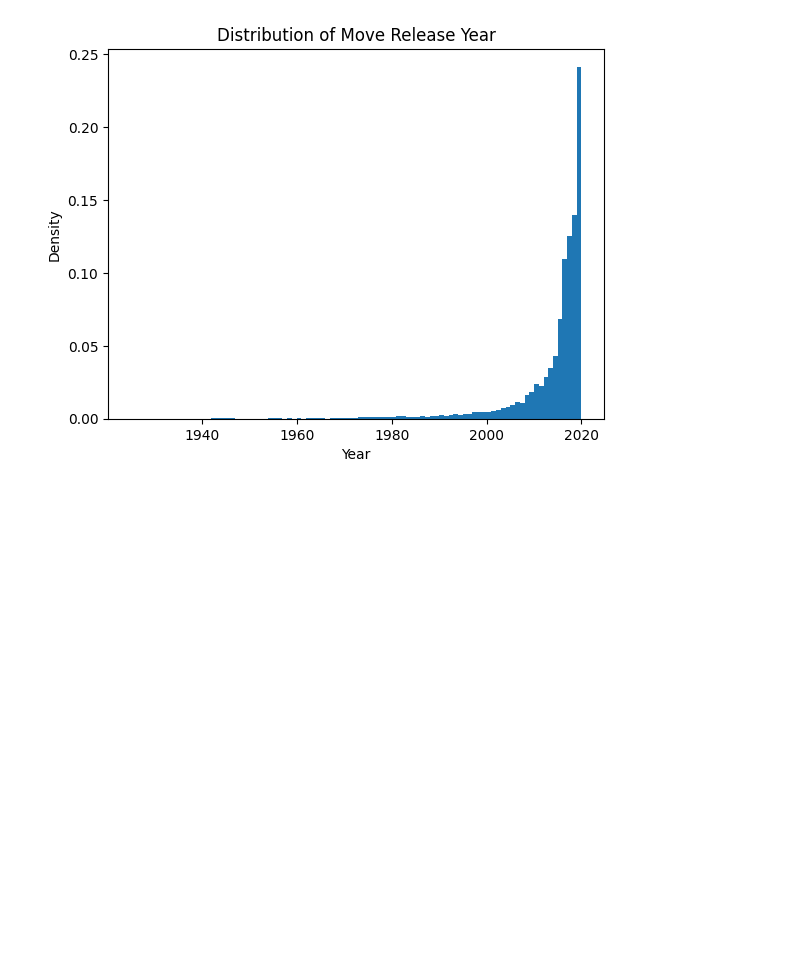
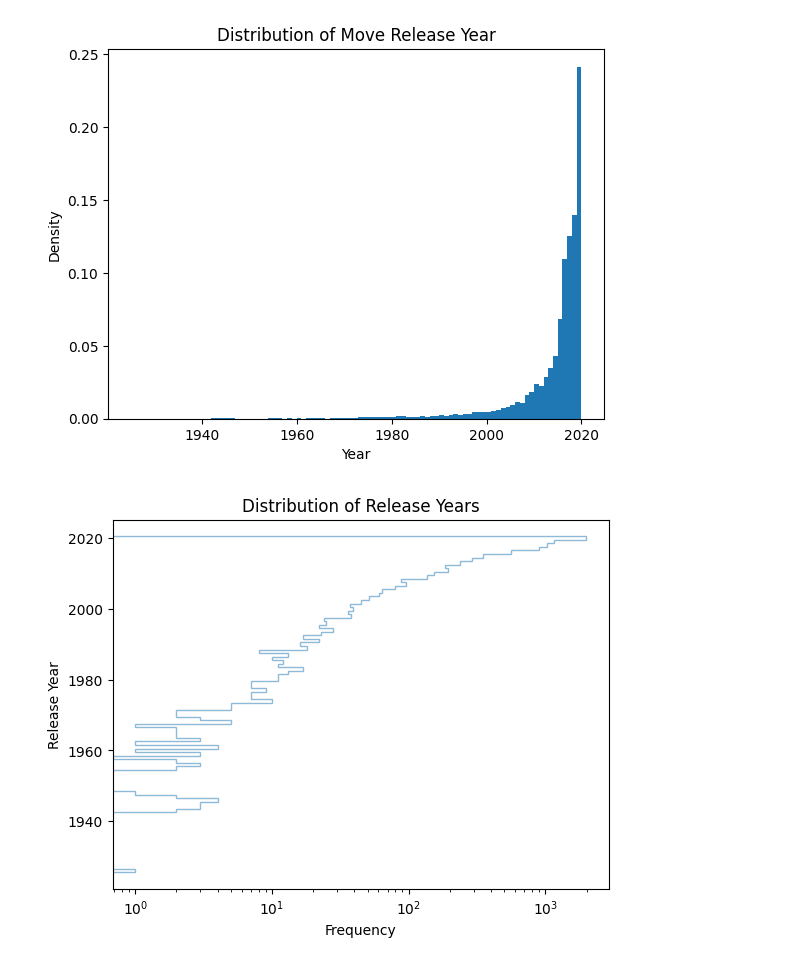
Before and after one commit to pilotbear-coder/Netflix_Titles, a Jupyter notebook: netflix_titles.ipynb, the cells around one changed output. Cells and saved outputs as stored; diff of their text form; code cells hidden in the pictures; blank space fills up the shorter version.

Commit message:
draw out horizontal hist

```diff
--- a/netflix_titles.ipynb
+++ b/netflix_titles.ipynb
@@ -161,8 +161,15 @@ Text(0.5, 1.0, 'Distribution of Move Release Year')
 # %%
 bins = np.arange(min(df['release_year']),max(df['release_year']),1)
 plt.hist(df['release_year'],
          bins=bins,
          histtype='step',
-
-
-)
+         alpha = 0.5,
+         align='right',
+         orientation='horizontal',
+         log=True)
+plt.xlabel('Frequency')
+plt.ylabel('Release Year')
+plt.title('Distribution of Release Years')
+plt.show()
+# %% [output]
+[figure, added]
```
